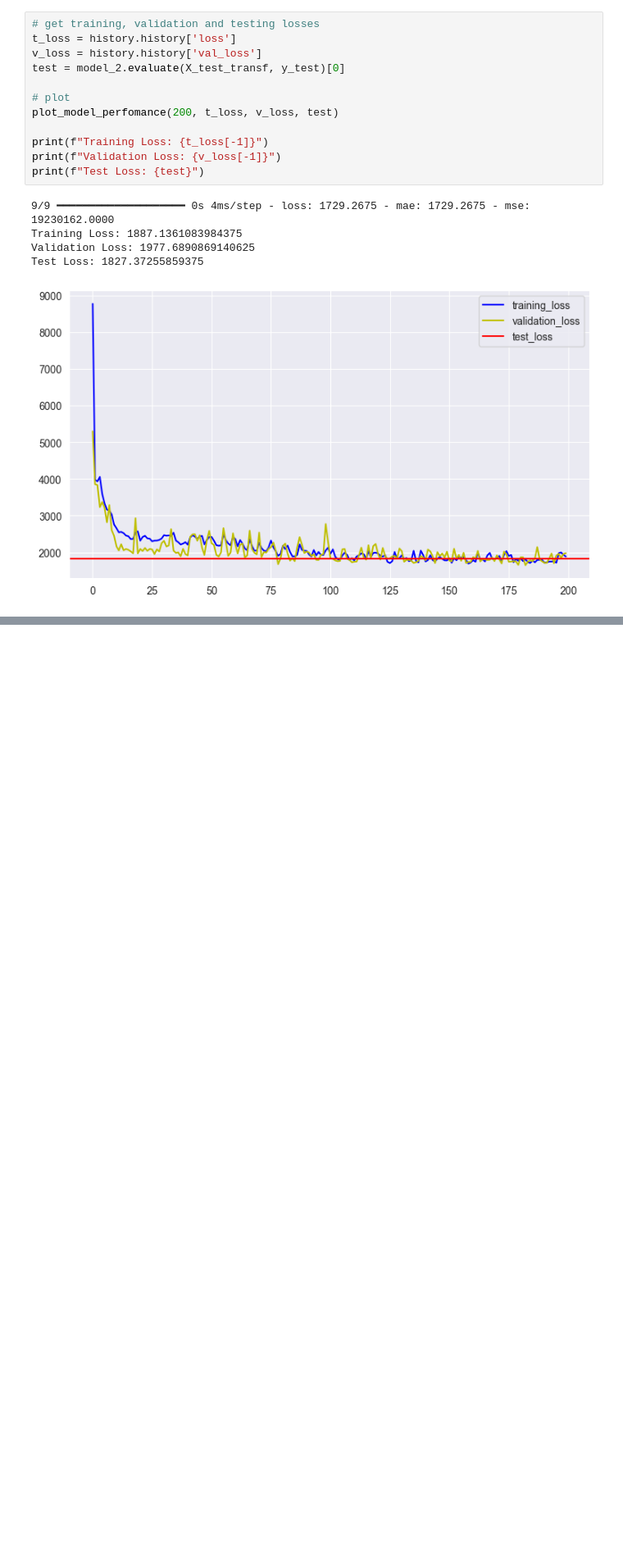
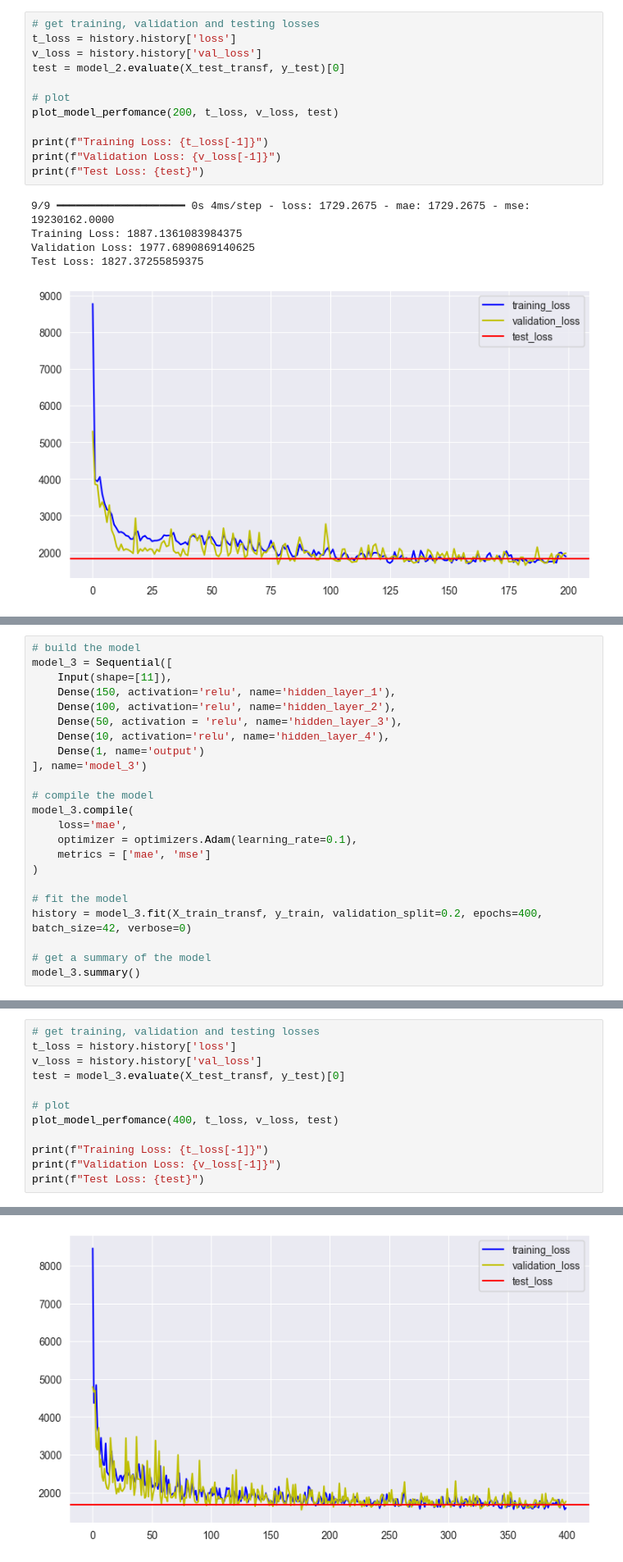
Before and after one commit to Jefest1/medical_insurance_cost, a Jupyter notebook: medical_cost_pred.ipynb, the cells around one changed output, grey strips where cells are left out. Shown at 82% size. Saved outputs shown, nothing was run; the diff lists cells and outputs as text; blank space fills up the shorter version.

```diff
--- a/medical_cost_pred.ipynb
+++ b/medical_cost_pred.ipynb
@@ -353,0 +372,23 @@ Test Loss: 1827.37255859375
+# %%
+# build the model
+model_3 = Sequential([
+    Input(shape=[11]),
+    Dense(150, activation='relu', name='hidden_layer_1'),
+    Dense(100, activation='relu', name='hidden_layer_2'),
+    Dense(50, activation = 'relu', name='hidden_layer_3'),
+    Dense(10, activation='relu', name='hidden_layer_4'),
+    Dense(1, name='output')
+], name='model_3')
+
+# compile the model
+model_3.compile(
+    loss='mae',
+    optimizer = optimizers.Adam(learning_rate=0.1),
+    metrics = ['mae', 'mse']
+)
+
+# fit the model
+history = model_3.fit(X_train_transf, y_train, validation_split=0.2, epochs=400, batch_size=42, verbose=0)
+
+# get a summary of the model
+model_3.summary()
@@ -353,0 +414,13 @@ Test Loss: 1827.37255859375
+# %%
+# get training, validation and testing losses
+t_loss = history.history['loss']
+v_loss = history.history['val_loss']
+test = model_3.evaluate(X_test_transf, y_test)[0]
+
+# plot
+plot_model_perfomance(400, t_loss, v_loss, test)
+
+print(f"Training Loss: {t_loss[-1]}")
+print(f"Validation Loss: {v_loss[-1]}")
+print(f"Test Loss: {test}")
+# %% [output]
@@ -353,0 +431 @@ Test Loss: 1827.37255859375
+[figure, added]
```
Also changed, not shown: parts of 6 cells of this notebook.
